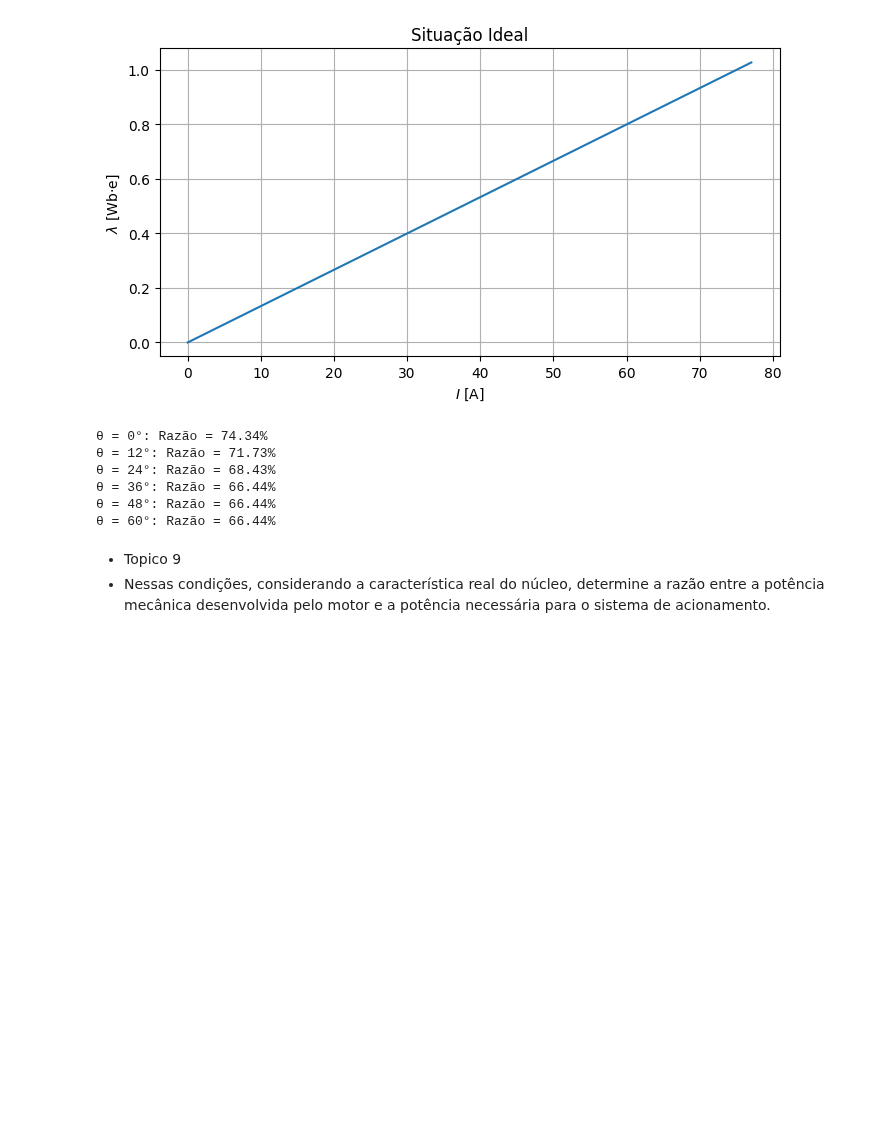
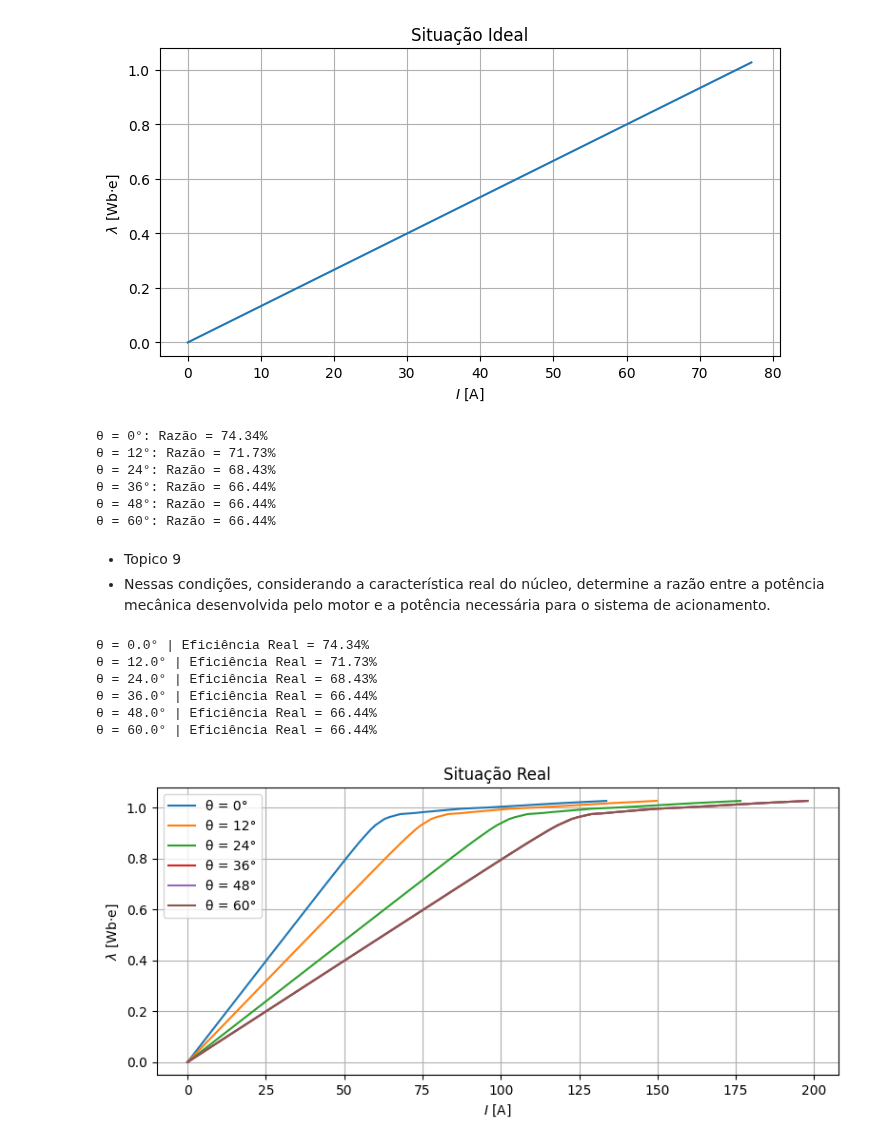
Before and after one commit to marcus-valmeida/Projeto-conversao, a Jupyter notebook: exercicio2/exercicio2.ipynb, the cells around one changed output. Drawn from its saved outputs; the diff is of its cells as text; code cells hidden in the pictures; blank space fills up the shorter version.

```diff
--- a/exercicio2/exercicio2.ipynb
+++ b/exercicio2/exercicio2.ipynb
@@ -445,11 +445,11 @@ plt.show()
 entre a potência mecânica desenvolvida pelo motor e a potência necessária para
 o sistema de acionamento
 # %%
-Ac = area_eficaz(0)
-fluxo = N1 * DensidadeCampo * Ac
+area_ref = area_eficaz(0)
+fluxo = N1 * DensidadeCampo * area_ref
 
 # Ideal para 10°
-B_g = (DensidadeCampo * Ac) / max(area_eficaz(np.pi/18), 1e-12)
+B_g = (DensidadeCampo * area_ref) / max(area_eficaz(np.pi/18), 1e-12)
 I_ideal = (B_g * 2 * g / U0) / N1
 
 plt.figure(figsize=(8,4))
@@ -460,7 +460,7 @@ plt.grid(True); plt.show()
 # Razão P_motor/P_ac para 0-60°
 for ang in np.radians([0, 12, 24, 36, 48, 60]):
     Aang = area_eficaz(ang)
-    B_g = (DensidadeCampo * Ac) / Aang if Aang != 0 else 0
+    B_g = (DensidadeCampo * area_ref) / Aang if Aang != 0 else 0
 
     I_real = (CampoMagnetico*lc + B_g*2*g/U0) / N1
     order = np.argsort(I_real)
@@ -491,4 +491,45 @@ for ang in np.radians([0, 12, 24, 36, 48, 60]):
 razão entre a potência mecânica desenvolvida pelo motor e a potência
 necessária para o sistema de acionamento.
 # %%
-# Topico 9
+# --- Topico 9: Razão entre energia mecânica e energia elétrica (núcleo real) ---
+
+# Ângulos de teste (0° a 60°)
+angulos_deg = np.linspace(0, 60, 6)
+angulos_rad = np.radians(angulos_deg)
+
+plt.figure(figsize=(8, 4))
+plt.title("Situação Real")
+plt.ylabel(r"$\lambda$ [Wb·e]")
+plt.xlabel(r"$I$ [A]")
+
+for theta in angulos_rad:
+    area_atual = area_eficaz(theta)
+    if area_atual == 0:
+        continue
+
+    # Calcula vetores de corrente e fluxo para cada posição
+    campo_bg = (DensidadeCampo * area_ref) / area_atual
+    corrente_real = (CampoMagnetico * lc + (campo_bg * 2 * g) / U0) / N1
+    fluxo_real = N1 * DensidadeCampo * area_ref
+
+    # Integra para obter energias
+    energia_motor = trapezoid(fluxo_real, corrente_real)
+    energia_acionamento = energia_motor + trapezoid(corrente_real, fluxo_real)
+    eficiencia = energia_motor / energia_acionamento if energia_acionamento != 0 else 0
+
+    print(f"θ = {np.degrees(theta):.1f}° | Eficiência Real = {eficiencia:.2%}")
+
+    plt.plot(corrente_real, fluxo_real, label=f"θ = {np.degrees(theta):.0f}°")
+
+plt.grid(True)
+plt.legend()
+plt.tight_layout()
+plt.show()
+# %% [output]
+θ = 0.0° | Eficiência Real = 74.34%
+θ = 12.0° | Eficiência Real = 71.73%
+θ = 24.0° | Eficiência Real = 68.43%
+θ = 36.0° | Eficiência Real = 66.44%
+θ = 48.0° | Eficiência Real = 66.44%
+θ = 60.0° | Eficiência Real = 66.44%
+[figure, added]
```
